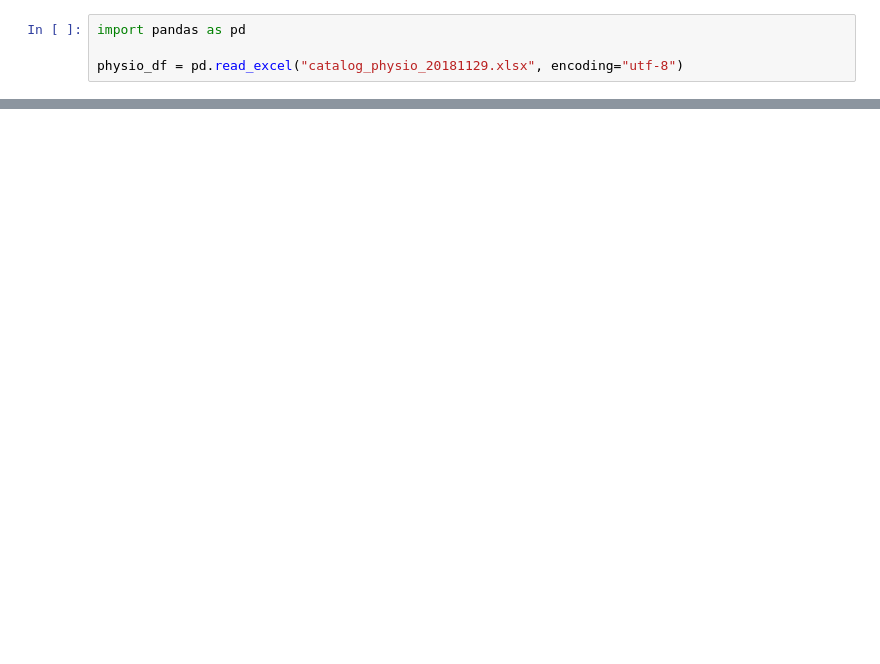
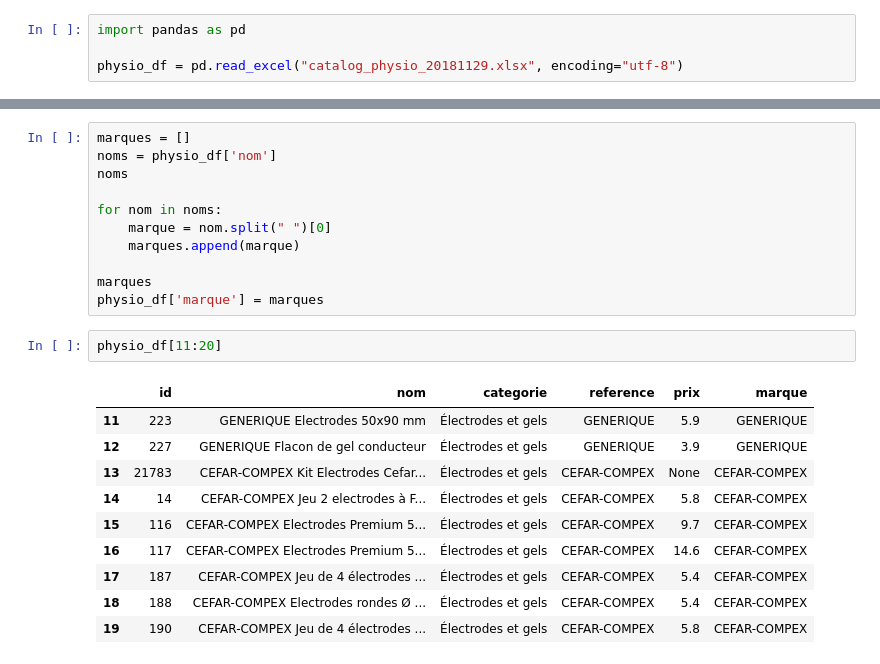
Before and after one commit to edooby/benchmark, a Jupyter notebook: dataframe_physio.ipynb, the cells around one changed output, grey strips where cells are left out. Saved outputs shown, nothing was run; the diff lists cells and outputs as text; blank space fills up the shorter version.

```diff
--- a/dataframe_physio.ipynb
+++ b/dataframe_physio.ipynb
@@ -25,0 +26,24 @@ physio_df
+# %%
+marques = []
+noms = physio_df['nom']
+noms
+
+for nom in noms:
+    marque = nom.split(" ")[0]
+    marques.append(marque)
+
+marques
+physio_df['marque'] = marques
+# %%
+physio_df[11:20]
+# %% [output]
+|  | id | nom | categorie | reference | prix | marque |
+| 11 | 223 | GENERIQUE Electrodes 50x90 mm | Électrodes et gels | GENERIQUE | 5.9 | GENERIQUE |
+| 12 | 227 | GENERIQUE Flacon de gel conducteur | Électrodes et gels | GENERIQUE | 3.9 | GENERIQUE |
+| 13 | 21783 | CEFAR-COMPEX Kit Electrodes Cefar... | Électrodes et gels | CEFAR-COMPEX | None | CEFAR-COMPEX |
+| 14 | 14 | CEFAR-COMPEX Jeu 2 electrodes à F... | Électrodes et gels | CEFAR-COMPEX | 5.8 | CEFAR-COMPEX |
+| 15 | 116 | CEFAR-COMPEX Electrodes Premium 5... | Électrodes et gels | CEFAR-COMPEX | 9.7 | CEFAR-COMPEX |
+| 16 | 117 | CEFAR-COMPEX Electrodes Premium 5... | Électrodes et gels | CEFAR-COMPEX | 14.6 | CEFAR-COMPEX |
+| 17 | 187 | CEFAR-COMPEX Jeu de 4 électrodes ... | Électrodes et gels | CEFAR-COMPEX | 5.4 | CEFAR-COMPEX |
+| 18 | 188 | CEFAR-COMPEX Electrodes rondes Ø ... | Électrodes et gels | CEFAR-COMPEX | 5.4 | CEFAR-COMPEX |
+| 19 | 190 | CEFAR-COMPEX Jeu de 4 électrodes ... | Électrodes et gels | CEFAR-COMPEX | 5.8 | CEFAR-COMPEX |
```
Also changed, not shown: parts of 4 cells of this notebook, 4 other files.
